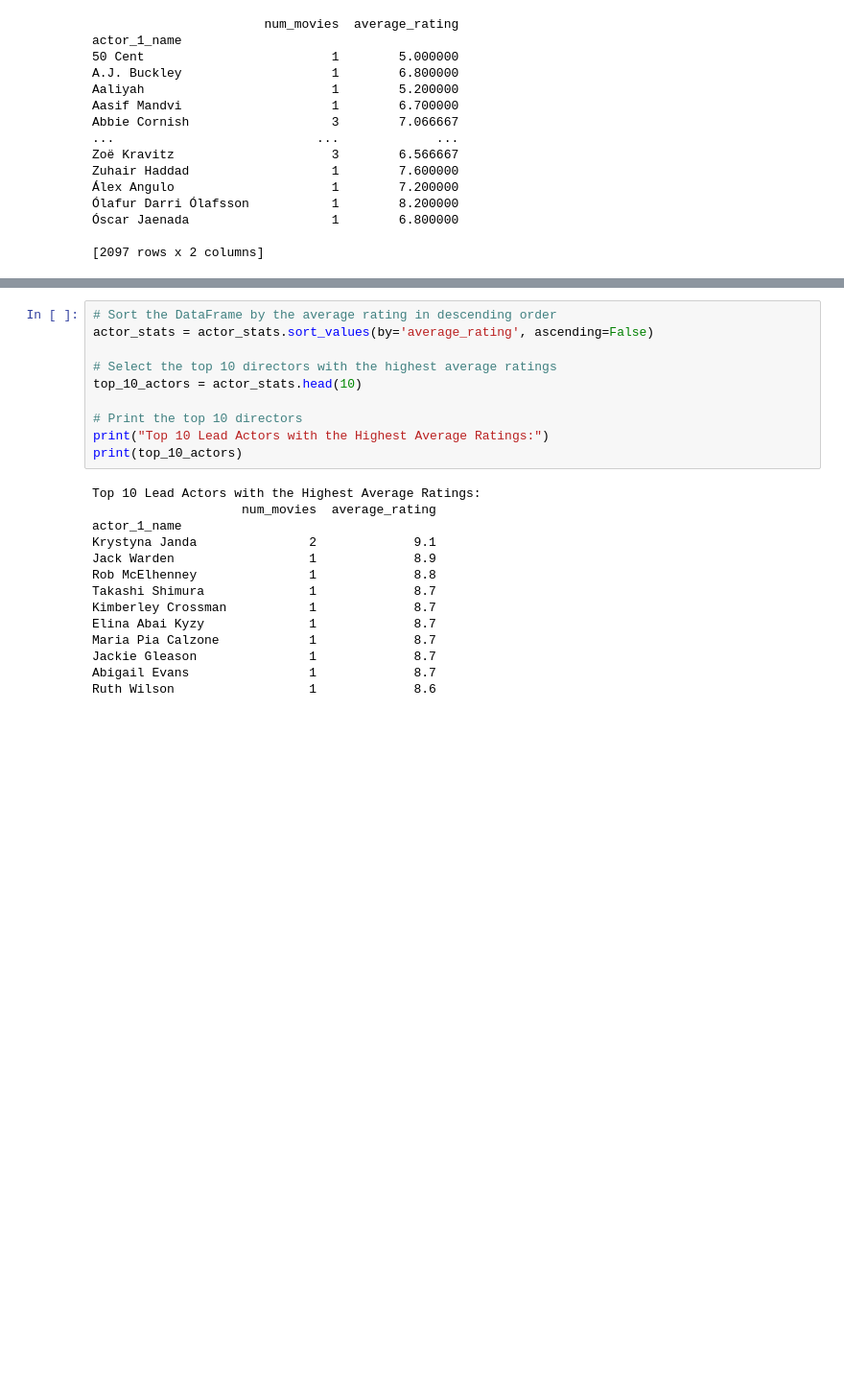
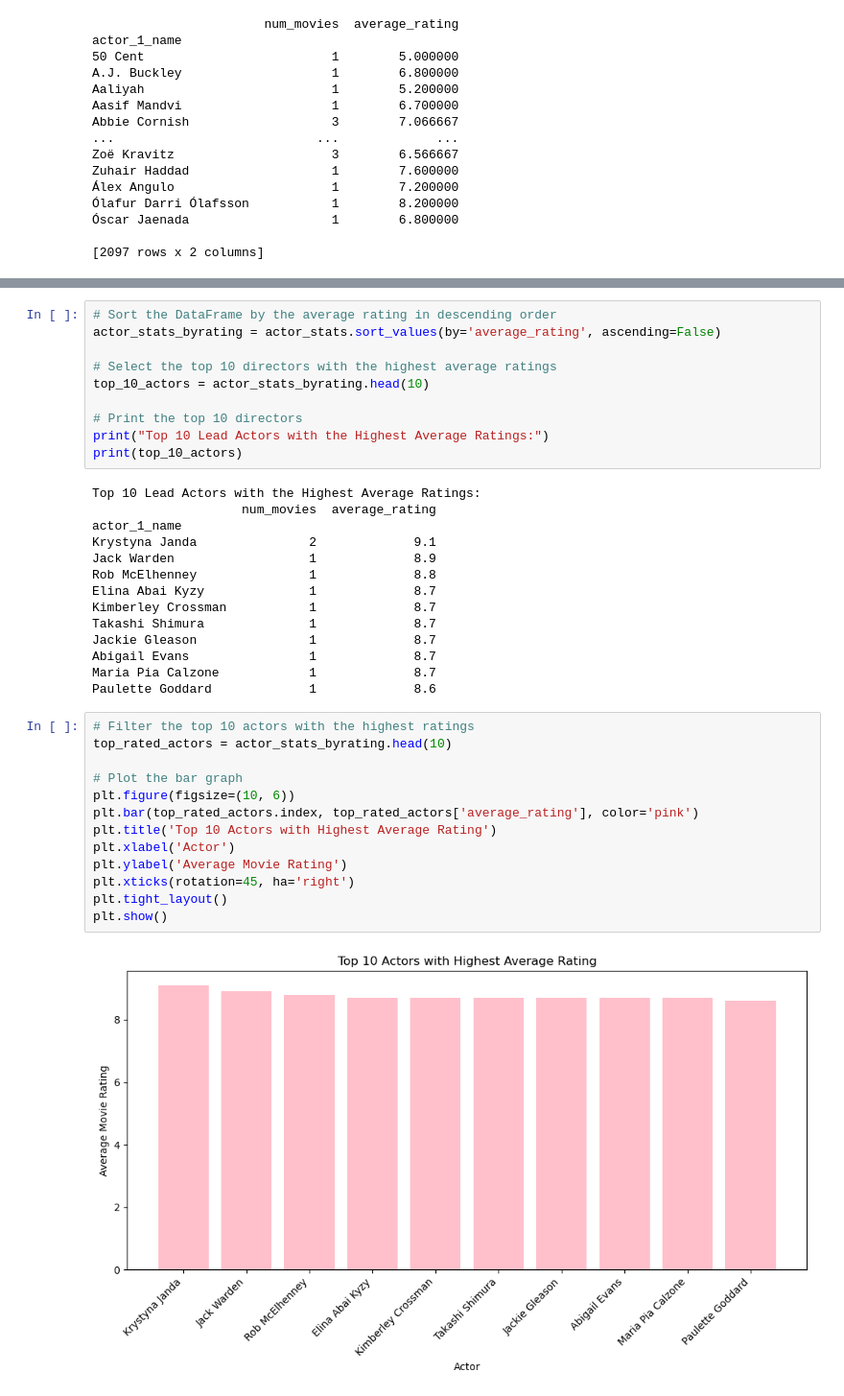
Before and after one commit to XueYiLu/Project-4, a Jupyter notebook: Cleaned_data/IrisVisualizations.ipynb, the cells around one changed output, grey strips where cells are left out. Shown: that part at 96% size. Cells and saved outputs as stored; diff of their text form; blank space fills up the shorter version.

```diff
--- a/Cleaned_data/IrisVisualizations.ipynb
+++ b/Cleaned_data/IrisVisualizations.ipynb
@@ -311,9 +326,9 @@ Harrison Ford              27        7.159259
 # %%
 # Sort the DataFrame by the average rating in descending order
-actor_stats = actor_stats.sort_values(by='average_rating', ascending=False)
+actor_stats_byrating = actor_stats.sort_values(by='average_rating', ascending=False)
 
 # Select the top 10 directors with the highest average ratings
-top_10_actors = actor_stats.head(10)
+top_10_actors = actor_stats_byrating.head(10)
 
 # Print the top 10 directors
 print("Top 10 Lead Actors with the Highest Average Ratings:")
@@ -325,10 +340,25 @@ actor_1_name
 Krystyna Janda               2             9.1
 Jack Warden                  1             8.9
 Rob McElhenney               1             8.8
+Elina Abai Kyzy              1             8.7
+Kimberley Crossman           1             8.7
 Takashi Shimura              1             8.7
-Kimberley Crossman           1             8.7
-Elina Abai Kyzy              1             8.7
-Maria Pia Calzone            1             8.7
 Jackie Gleason               1             8.7
 Abigail Evans                1             8.7
-Ruth Wilson                  1             8.6
+Maria Pia Calzone            1             8.7
+Paulette Goddard             1             8.6
+# %%
+# Filter the top 10 actors with the highest ratings
+top_rated_actors = actor_stats_byrating.head(10)
+
+# Plot the bar graph
+plt.figure(figsize=(10, 6))
+plt.bar(top_rated_actors.index, top_rated_actors['average_rating'], color='pink')
+plt.title('Top 10 Actors with Highest Average Rating')
+plt.xlabel('Actor')
+plt.ylabel('Average Movie Rating')
+plt.xticks(rotation=45, ha='right')
+plt.tight_layout()
+plt.show()
+# %% [output]
+[figure, added]
```
Also changed, not shown: parts of 5 cells of this notebook.
